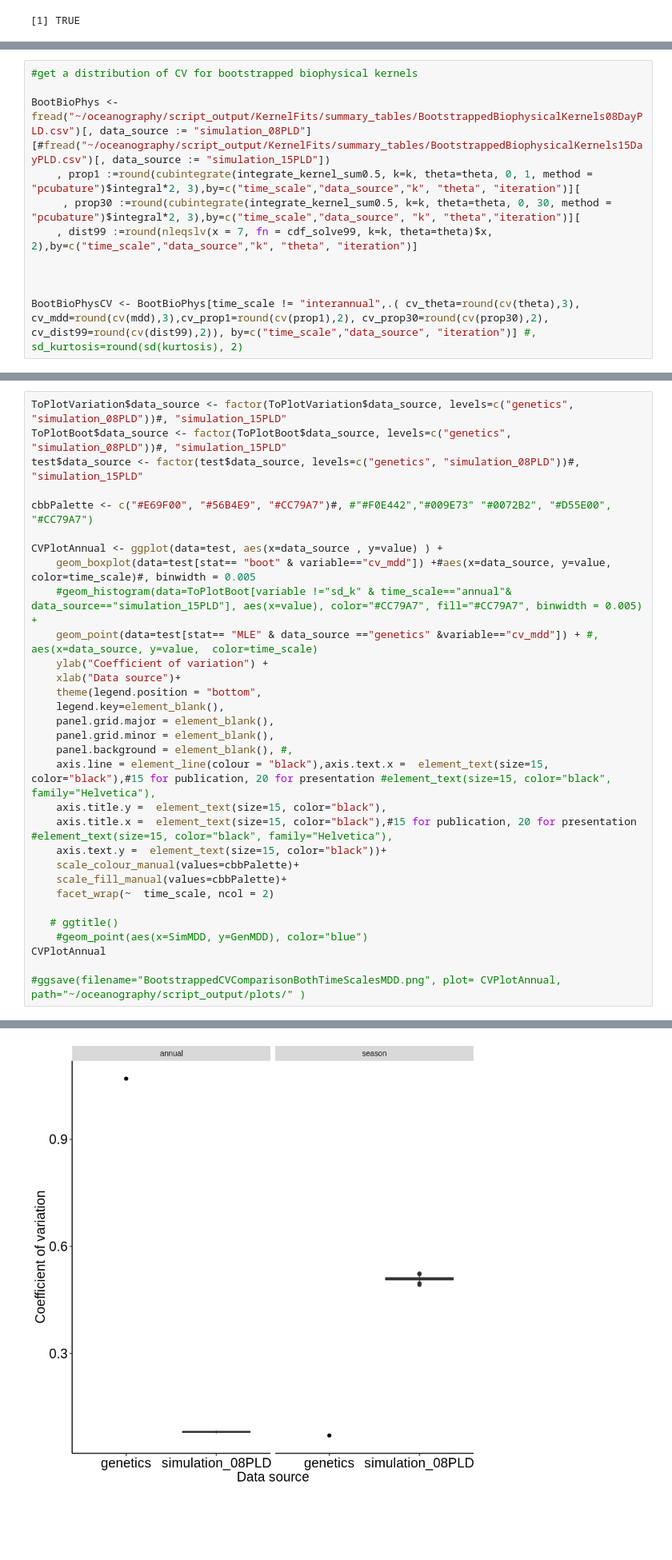
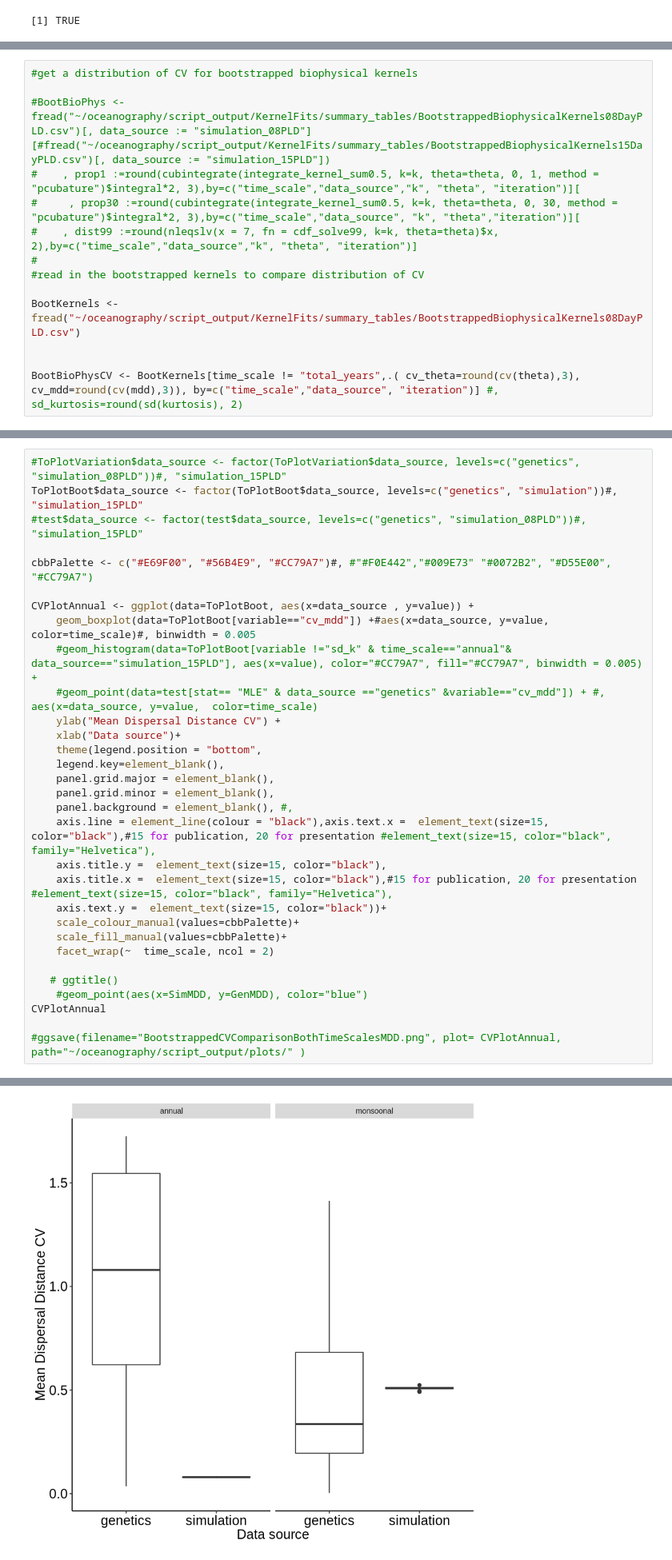
Before and after one commit to pinskylab/CamotesROMS, a Jupyter notebook: notebooks/process_ROMS_kernels.ipynb, the cells around one changed output, grey strips where cells are left out. Shown at 80% size. Drawn from its saved outputs; the diff is of its cells as text; blank space fills up the shorter version.

Commit message:
finished plotting bootstrapped values

```diff
--- a/notebooks/process_ROMS_kernels.ipynb
+++ b/notebooks/process_ROMS_kernels.ipynb
@@ -483,11 +507,14 @@ MLEVariation
 # %%
 #get a distribution of CV for bootstrapped biophysical kernels
 
-BootBioPhys <-fread("~/oceanography/script_output/KernelFits/summary_tables/BootstrappedBiophysicalKernels08DayPLD.csv")[, data_source := "simulation_08PLD"][#fread("~/oceanography/script_output/KernelFits/summary_tables/BootstrappedBiophysicalKernels15DayPLD.csv")[, data_source := "simulation_15PLD"])
-    , prop1 :=round(cubintegrate(integrate_kernel_sum0.5, k=k, theta=theta, 0, 1, method = "pcubature")$integral*2, 3),by=c("time_scale","data_source","k", "theta", "iteration")][
-     , prop30 :=round(cubintegrate(integrate_kernel_sum0.5, k=k, theta=theta, 0, 30, method = "pcubature")$integral*2, 3),by=c("time_scale","data_source", "k", "theta","iteration")][
-    , dist99 :=round(nleqslv(x = 7, fn = cdf_solve99, k=k, theta=theta)$x, 2),by=c("time_scale","data_source","k", "theta", "iteration")]
+#BootBioPhys <-fread("~/oceanography/script_output/KernelFits/summary_tables/BootstrappedBiophysicalKernels08DayPLD.csv")[, data_source := "simulation_08PLD"][#fread("~/oceanography/script_output/KernelFits/summary_tables/BootstrappedBiophysicalKernels15DayPLD.csv")[, data_source := "simulation_15PLD"])
+#    , prop1 :=round(cubintegrate(integrate_kernel_sum0.5, k=k, theta=theta, 0, 1, method = "pcubature")$integral*2, 3),by=c("time_scale","data_source","k", "theta", "iteration")][
+#     , prop30 :=round(cubintegrate(integrate_kernel_sum0.5, k=k, theta=theta, 0, 30, method = "pcubature")$integral*2, 3),by=c("time_scale","data_source", "k", "theta","iteration")][
+#    , dist99 :=round(nleqslv(x = 7, fn = cdf_solve99, k=k, theta=theta)$x, 2),by=c("time_scale","data_source","k", "theta", "iteration")]
+#
+#read in the bootstrapped kernels to compare distribution of CV
+
+BootKernels <- fread("~/oceanography/script_output/KernelFits/summary_tables/BootstrappedBiophysicalKernels08DayPLD.csv")
 
 
-
-BootBioPhysCV <- BootBioPhys[time_scale != "interannual",.( cv_theta=round(cv(theta),3), cv_mdd=round(cv(mdd),3),cv_prop1=round(cv(prop1),2), cv_prop30=round(cv(prop30),2), cv_dist99=round(cv(dist99),2)), by=c("time_scale","data_source", "iteration")] #, sd_kurtosis=round(sd(kurtosis), 2)
+BootBioPhysCV <- BootKernels[time_scale != "total_years",.( cv_theta=round(cv(theta),3), cv_mdd=round(cv(mdd),3)), by=c("time_scale","data_source", "iteration")] #, sd_kurtosis=round(sd(kurtosis), 2)
@@ -541,34 +563,34 @@ tail(test)
 # %%
-ToPlotVariation$data_source <- factor(ToPlotVariation$data_source, levels=c("genetics", "simulation_08PLD"))#, "simulation_15PLD"
-ToPlotBoot$data_source <- factor(ToPlotBoot$data_source, levels=c("genetics", "simulation_08PLD"))#, "simulation_15PLD"
-test$data_source <- factor(test$data_source, levels=c("genetics", "simulation_08PLD"))#, "simulation_15PLD"
+#ToPlotVariation$data_source <- factor(ToPlotVariation$data_source, levels=c("genetics", "simulation_08PLD"))#, "simulation_15PLD"
+ToPlotBoot$data_source <- factor(ToPlotBoot$data_source, levels=c("genetics", "simulation"))#, "simulation_15PLD"
+#test$data_source <- factor(test$data_source, levels=c("genetics", "simulation_08PLD"))#, "simulation_15PLD"
 
 cbbPalette <- c("#E69F00", "#56B4E9", "#CC79A7")#, #"#F0E442","#009E73" "#0072B2", "#D55E00", "#CC79A7")
 
-CVPlotAnnual <- ggplot(data=test, aes(x=data_source , y=value) ) +
-    geom_boxplot(data=test[stat== "boot" & variable=="cv_mdd"]) +#aes(x=data_source, y=value, color=time_scale)#, binwidth = 0.005
+CVPlotAnnual <- ggplot(data=ToPlotBoot, aes(x=data_source , y=value)) +
+    geom_boxplot(data=ToPlotBoot[variable=="cv_mdd"]) +#aes(x=data_source, y=value, color=time_scale)#, binwidth = 0.005
     #geom_histogram(data=ToPlotBoot[variable !="sd_k" & time_scale=="annual"& data_source=="simulation_15PLD"], aes(x=value), color="#CC79A7", fill="#CC79A7", binwidth = 0.005) +
-    geom_point(data=test[stat== "MLE" & data_source =="genetics" &variable=="cv_mdd"]) + #, aes(x=data_source, y=value,  color=time_scale)
-    ylab("Coefficient of variation") +
+    #geom_point(data=test[stat== "MLE" & data_source =="genetics" &variable=="cv_mdd"]) + #, aes(x=data_source, y=value,  color=time_scale)
+    ylab("Mean Dispersal Distance CV") +
     xlab("Data source")+
     theme(legend.position = "bottom",
     legend.key=element_blank(),
     panel.grid.major = element_blank(),
     panel.grid.minor = element_blank(),
     panel.background = element_blank(), #,
     axis.line = element_line(colour = "black"),axis.text.x =  element_text(size=15, color="black"),#15 for publication, 20 for presentation #element_text(size=15, color="black", family="Helvetica"),
     axis.title.y =  element_text(size=15, color="black"),
     axis.title.x =  element_text(size=15, color="black"),#15 for publication, 20 for presentation #element_text(size=15, color="black", family="Helvetica"),
     axis.text.y =  element_text(size=15, color="black"))+
     scale_colour_manual(values=cbbPalette)+
     scale_fill_manual(values=cbbPalette)+
     facet_wrap(~  time_scale, ncol = 2)
 
    # ggtitle()
     #geom_point(aes(x=SimMDD, y=GenMDD), color="blue")
 CVPlotAnnual
 
 #ggsave(filename="BootstrappedCVComparisonBothTimeScalesMDD.png", plot= CVPlotAnnual, path="~/oceanography/script_output/plots/" )
 # %% [output]
 Saving 6.67 x 6.67 in image
-[figure, old version]
+[figure, new version]
```
Also changed, not shown: parts of 15 cells of this notebook, 4 other files.
